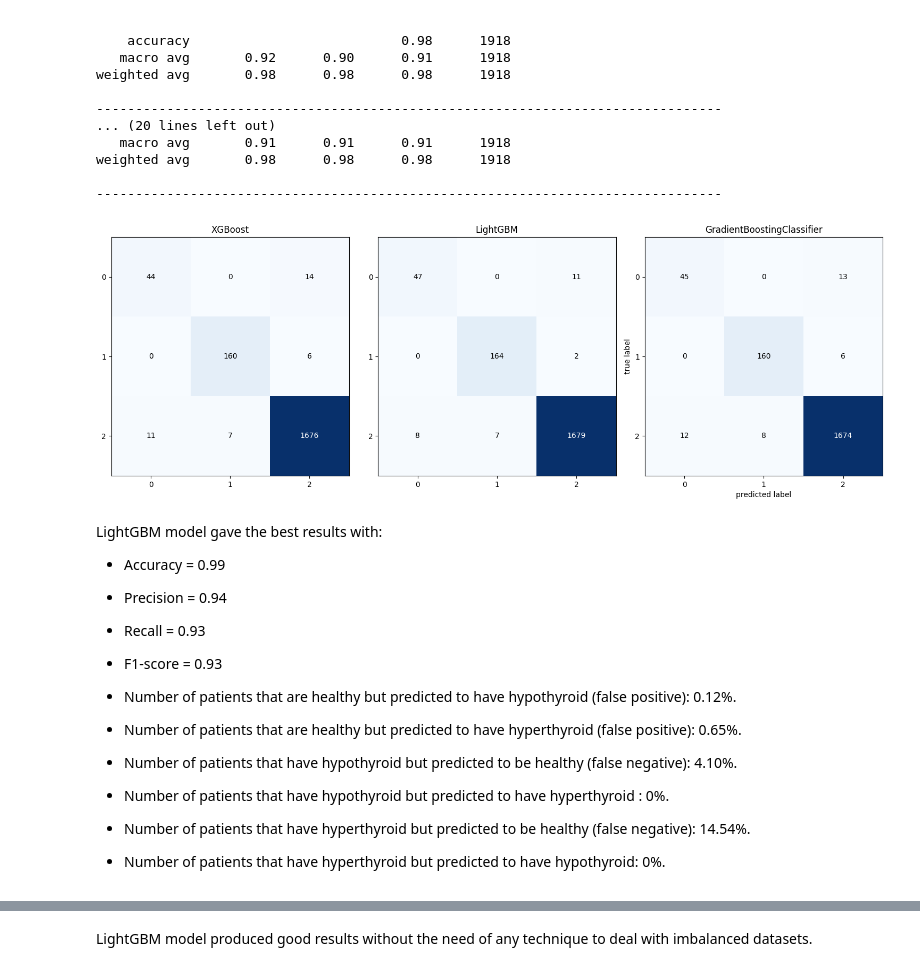
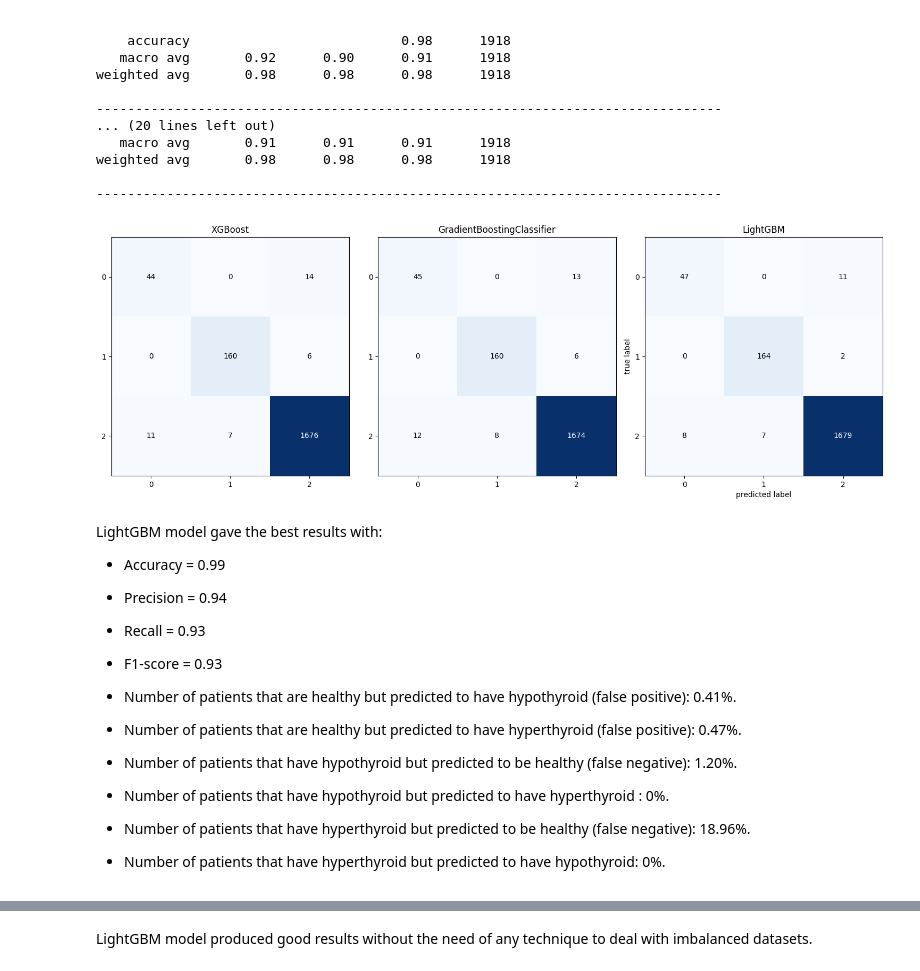
Before and after one commit to AsmaBenHmidene/Thyroid-disease-medical-diagnosis-prediction, a Jupyter notebook: Step3_Prediction_Models.ipynb, the cells around one changed output, grey strips where cells are left out. Saved outputs shown, nothing was run; the diff lists cells and outputs as text; code cells hidden in the pictures.

```diff
--- a/Step3_Prediction_Models.ipynb
+++ b/Step3_Prediction_Models.ipynb
@@ -117,7 +117,7 @@ import warnings
 warnings.filterwarnings('ignore')
 # %%
 # Load data from file structure
-filename2 = '/content/drive/MyDrive/Coding Dojo/Project 2/project 2 multi classification/thyroidDF.csv'
+filename2 = '/content/drive/MyDrive/Projects/project 2 multi classification/thyroidDF.csv'
 df = pd.read_csv(filename2)
 df.info()
 df.head()
@@ -663,7 +663,7 @@ weighted avg       0.98      0.98      0.98      1918
 # %%
 from sklearn.metrics import confusion_matrix
 
-predictions = [xgb_predict, lgbm_predict, gbc_predict]
+predictions = [xgb_predict, gbc_predict, lgbm_predict]
 con_matrices = []
 
 for i in range(len(predictions)):
@@ -671,17 +671,17 @@ for i in range(len(predictions)):
 # %%
 from mlxtend.plotting import plot_confusion_matrix
 
-titles =['XGBoost', 'LightGBM', 'GradientBoostingClassifier']
+titles =['XGBoost','GradientBoostingClassifier','LightGBM']
 fig, axs = plt.subplots(1, len(titles), figsize=(15, 5))
 
 for i, ax in enumerate(axs):
     plot_confusion_matrix(con_matrices[i], axis=ax)
     ax.set_title(titles[i])
 
 plt.tight_layout()
 plt.show()
 # %% [output]
-[figure, old version]
+[figure, new version]
 # %% [markdown]
 LightGBM model gave the best results with:
 
@@ -693,15 +693,15 @@ LightGBM model gave the best results with:
 
 - F1-score = 0.93
 
-- Number of patients that are healthy but predicted to have hypothyroid (false positive): 0.12%.
+- Number of patients that are healthy but predicted to have hypothyroid (false positive): 0.41%.
 
-- Number of patients that are healthy but predicted to have hyperthyroid (false positive): 0.65%.
+- Number of patients that are healthy but predicted to have hyperthyroid (false positive): 0.47%.
 
-- Number of patients that have hypothyroid but predicted to be healthy (false negative): 4.10%.
+- Number of patients that have hypothyroid but predicted to be healthy (false negative): 1.20%.
 
 - Number of patients that have hypothyroid but predicted to have hyperthyroid : 0%.
 
-- Number of patients that have hyperthyroid but predicted to be healthy (false negative): 14.54%.
+- Number of patients that have hyperthyroid but predicted to be healthy (false negative): 18.96%.
 
 - Number of patients that have hyperthyroid but predicted to have hypothyroid: 0%.
 # %%
```
Also changed, not shown: parts of 5 cells of this notebook.
